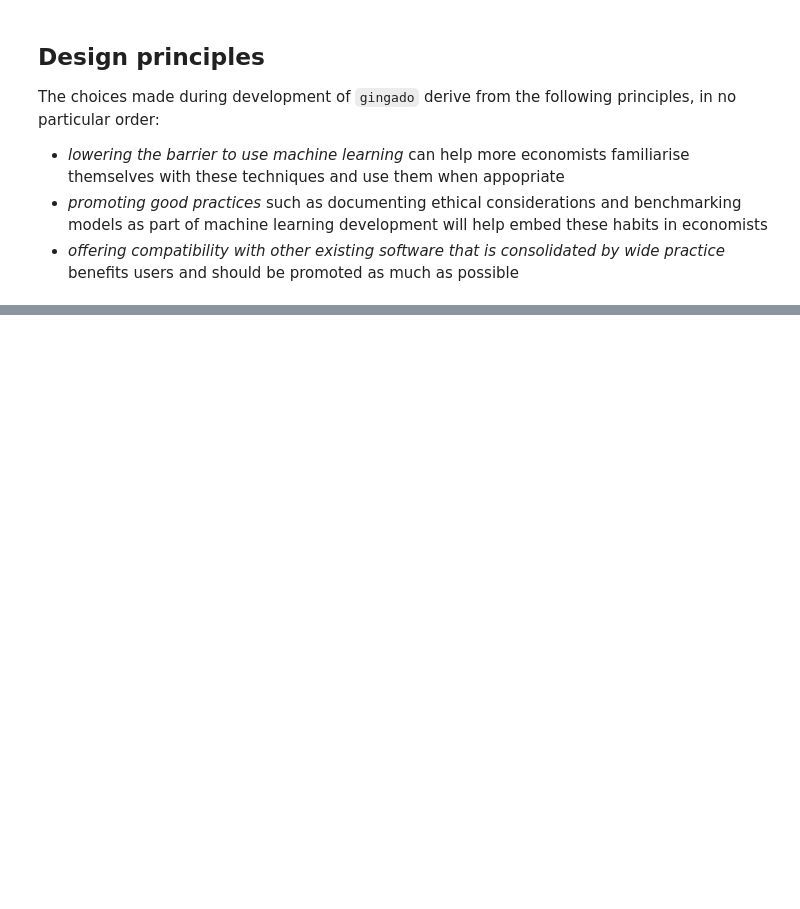
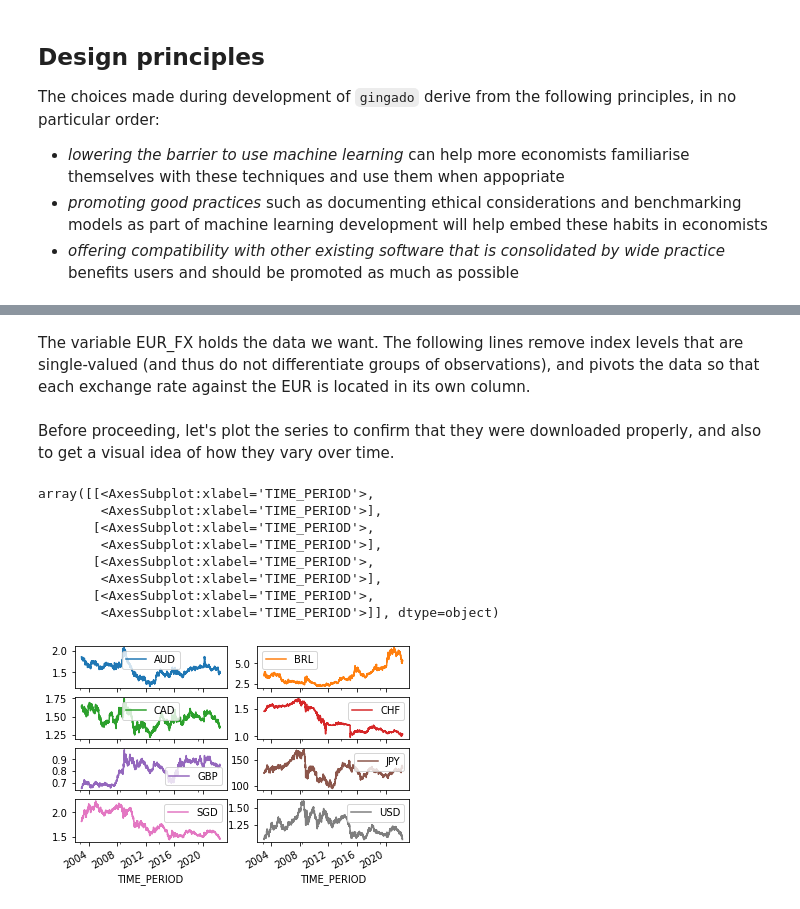
Before and after one commit to dkgaraujo/gingado, a Jupyter notebook: index.ipynb, the cells around one changed output, grey strips where cells are left out. Drawn from its saved outputs; the diff is of its cells as text; code cells hidden in the pictures; blank space fills up the shorter version.

```diff
--- a/index.ipynb
+++ b/index.ipynb
@@ -107,0 +92,32 @@ The choices made during development of `gingado` derive from the following princ
+# %%
+exr_msg = ecb.dataflow('EXR')
+exr_flow = exr_msg.dataflow.EXR
+dsd = exr_flow.structure
+# %%
+key = {
+    "CURRENCY": ['EUR', 'AUD', 'BRL', 'CAD', 'CHF', 'GBP', 'JPY', 'SGD', 'USD'],
+    "FREQ": 'D'
+}
+
+params = {"startPeriod": '2003'}
+# %%
+data_msg = ecb.data('EXR', key=key, params=params, dsd=dsd)
+EUR_FX = sdmx.to_pandas(data_msg.data[0], datetime='TIME_PERIOD')
+# %% [markdown]
+The variable EUR_FX holds the data we want. The following lines remove index levels that are single-valued (and thus do not differentiate groups of observations), and pivots the data so that each exchange rate against the EUR is located in its own column.
+# %%
+EUR_FX = EUR_FX.droplevel(['FREQ', 'CURRENCY_DENOM', 'EXR_TYPE', 'EXR_SUFFIX'], axis=1).dropna()
+# %% [markdown]
+Before proceeding, let's plot the series to confirm that they were downloaded properly, and also to get a visual idea of how they vary over time.
+# %%
+EUR_FX.plot(subplots=True, layout=(4, 2))
+# %% [output]
+array([[<AxesSubplot:xlabel='TIME_PERIOD'>,
+        <AxesSubplot:xlabel='TIME_PERIOD'>],
+       [<AxesSubplot:xlabel='TIME_PERIOD'>,
+        <AxesSubplot:xlabel='TIME_PERIOD'>],
+       [<AxesSubplot:xlabel='TIME_PERIOD'>,
+        <AxesSubplot:xlabel='TIME_PERIOD'>],
+       [<AxesSubplot:xlabel='TIME_PERIOD'>,
+        <AxesSubplot:xlabel='TIME_PERIOD'>]], dtype=object)
+[figure, added]
```
Also changed, not shown: parts of 20 cells of this notebook, 16 other files.
